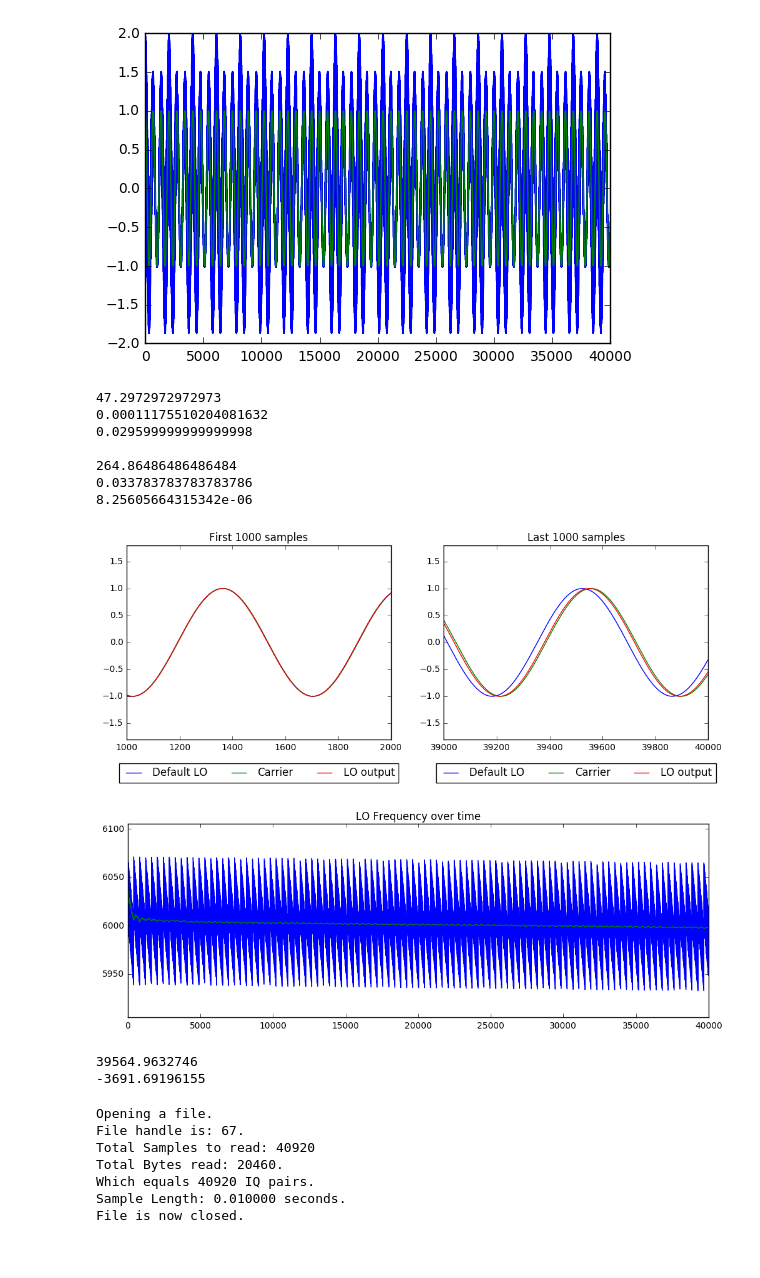
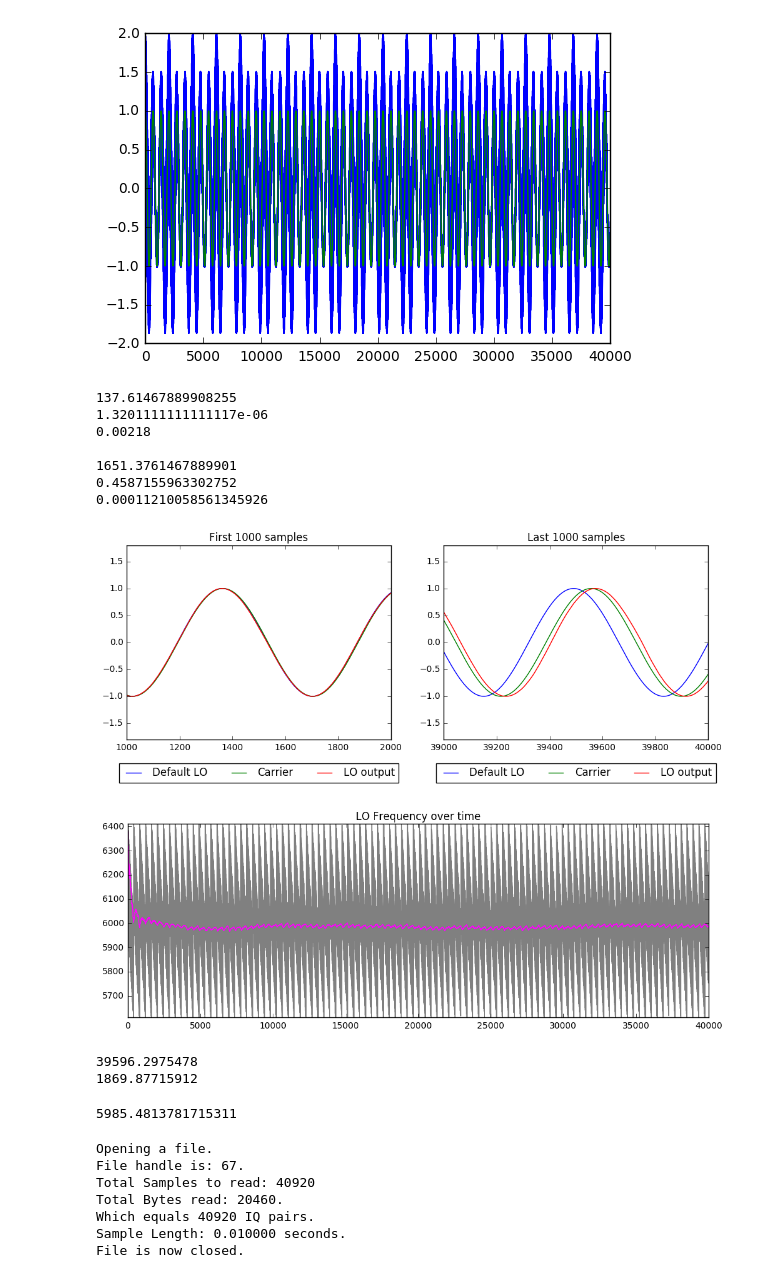
Before and after one commit to psas/gps, a Jupyter notebook: notebooks/Carrier_Tracking.ipynb, the cells around one changed output. Saved outputs shown, nothing was run; the diff lists cells and outputs as text; code cells hidden in the pictures.

```diff
--- a/notebooks/Carrier_Tracking.ipynb
+++ b/notebooks/Carrier_Tracking.ipynb
@@ -80,9 +80,10 @@ plt.show()
 # %% [output]
 [figure]
 # %%
-zeta = .7
-bandwidth = 25#10
-k = .25#222.25#1100
+zeta = .15
+bandwidth = 125#10
+k = .025#222.25#1100
+interval=10
 
 wn = bandwidth * 8 * zeta /\
     (4 * zeta ** 2 + 1)
@@ -100,20 +101,20 @@ print(t2/t1)
 print(.001/t2)
 print((1/fs)/t2)
 # %% [output]
-47.2972972972973
-0.00011175510204081632
-0.029599999999999998
+137.61467889908255
+1.3201111111111117e-06
+0.00218
 
-264.86486486486484
-0.033783783783783786
-8.25605664315342e-06
+1651.3761467889901
+0.4587155963302752
+0.00011210058561345926
 # %%
 #set the signal
 
 signal = pop1
 fs = 4.092*10**6 # Sampling Frequency [Hz]
 interval = 1/fs #Summation interval
-LObase = 6005 #base frequency of Local Oscillator
+LObase = 6010 #base frequency of Local Oscillator
 
 #Local Oscillator output
 LOout = np.zeros(len(pop1), dtype='complex')
@@ -138,7 +139,7 @@ for n, s in enumerate(signal):
     discVec[n] = d #Save discriminator
 
     #Filter result and adjust frequency
-    adjustment = oldRef + (d - oldErr) * (t2/t1) + d * t2#(interval/t2)#* (7000) + d * 20
+    adjustment = oldRef + (d - oldErr) * (t2/t1) + d * (interval/t2)#(interval/t2)#* (7000) + d * 20
     refFreq = LObase +  adjustment
 
     oldRef = adjustment
@@ -165,38 +166,38 @@ plt.figure(figsize=(12, 4))
 plt.subplot(1,2,1)
 xax = range(1000, 2000)
 plt.plot(xax, np.real(LODefault)[1000:2000], label = 'Default LO')
 plt.plot(xax, np.real(carr1)[1000:2000], label = 'Carrier')
 plt.plot(xax, np.real(LOout)[1000:2000], label = 'LO output')
 plt.ylim([-1.8, 1.8])
 plt.title("First 1000 samples")
 
 plt.legend(loc='lower center', bbox_to_anchor=(0.5, -.25),
           ncol=3)
 
 plt.subplot(1,2,2)
 xax = range(len(signal)-1000, len(signal))
 
 plt.plot(xax, np.real(LODefault)[-1001:-1], label = 'Default LO')
 plt.plot(xax, np.real(carr1)[-1001:-1], label = 'Carrier')
 plt.plot(xax, np.real(LOout)[-1001:-1], label = 'LO output')
 plt.ylim([-1.8, 1.8])
 
 plt.legend(loc='lower center', bbox_to_anchor=(0.5, -.25),
           ncol=3)
 
 plt.title("Last 1000 samples")
 plt.show()
 
 
 plt.figure(figsize=(12, 4))
-plt.plot(LOFreq)
-plt.plot(filteredLOFreq)
-plt.ylim([LObase-100, LObase+100])
+plt.plot(LOFreq, color = 'gray')
+plt.plot(filteredLOFreq, color = 'magenta')
+plt.ylim([LObase-400, LObase+400])
 plt.title("LO Frequency over time")
 plt.show()
 # %% [output]
-[figure, old version]
+[figure, new version]
-[figure, old version]
+[figure, new version]
 # %%
 #Demodulate using LO
 
@@ -209,9 +210,14 @@ Qp = np.sum(code1*np.imag(codeSig))
 
 print(Ip)
 print(Qp)
+
+print()
+#Print frequency mean after first 1000 samples of settling
+np.mean(filteredLOFreq[2000::])
 # %% [output]
-39564.9632746
--3691.69196155
+39596.2975478
+1869.87715912
+5985.4813781715311
 # %%
 data = IQData()
 
```
